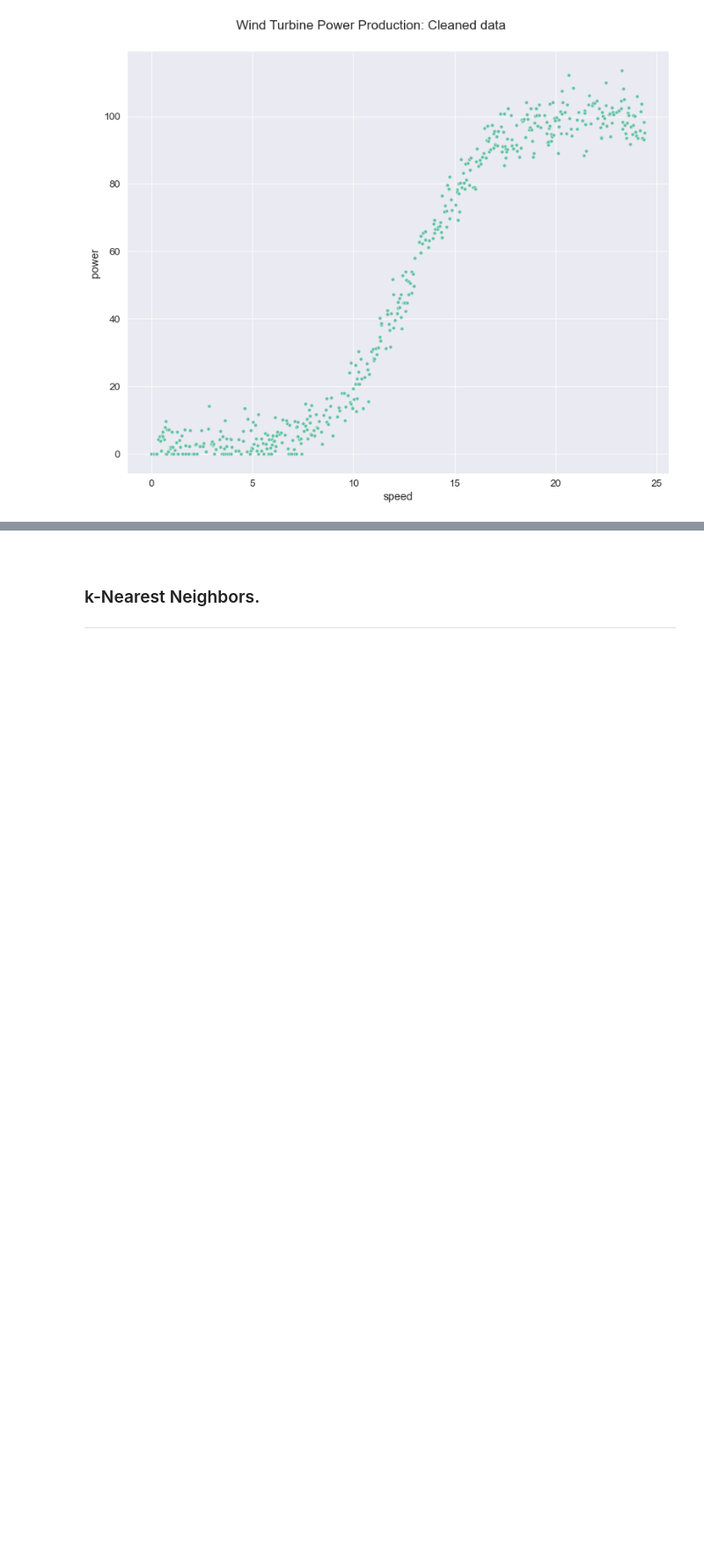
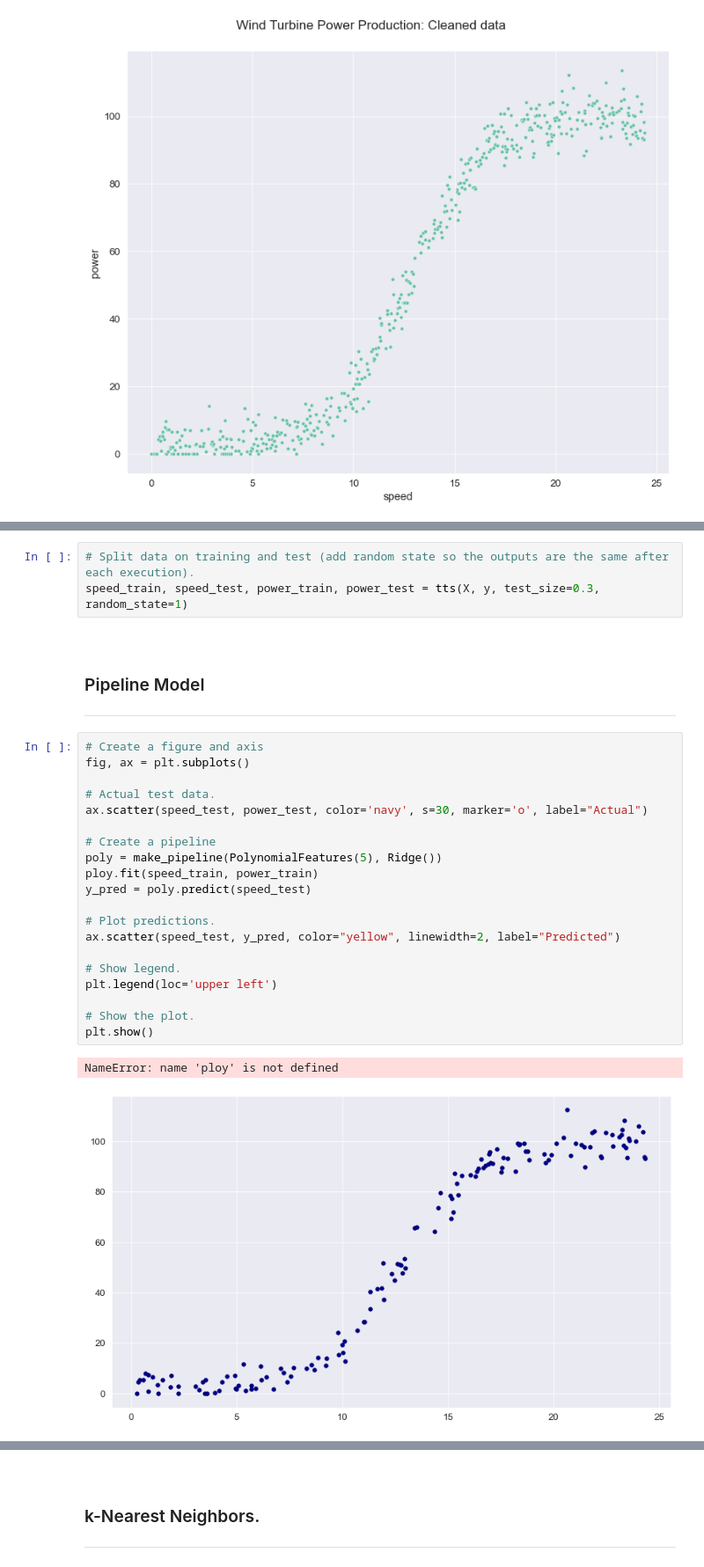
Before and after one commit to olgarozhdestvina/Machine-Learning-and-Statistics-Project, a Jupyter notebook: Power_production_model.ipynb, the cells around one changed output, grey strips where cells are left out. Shown at 88% size. Cells and saved outputs as stored; diff of their text form; blank space fills up the shorter version.

```diff
--- a/Power_production_model.ipynb
+++ b/Power_production_model.ipynb
@@ -148,0 +220,31 @@ plt.show()
+# %%
+# Split data on training and test (add random state so the outputs are the same after each execution).
+speed_train, speed_test, power_train, power_test = tts(X, y, test_size=0.3, random_state=1)
+# %% [markdown]
+<br>
+
+### Pipeline Model
+___
+# %%
+# Create a figure and axis
+fig, ax = plt.subplots()
+
+# Actual test data.
+ax.scatter(speed_test, power_test, color='navy', s=30, marker='o', label="Actual")
+
+# Create a pipeline
+poly = make_pipeline(PolynomialFeatures(5), Ridge())
+ploy.fit(speed_train, power_train)
+y_pred = poly.predict(speed_test)
+
+# Plot predictions.
+ax.scatter(speed_test, y_pred, color="yellow", linewidth=2, label="Predicted")
+
+# Show legend.
+plt.legend(loc='upper left')
+
+# Show the plot.
+plt.show()
+# %% [output]
+NameError: name 'ploy' is not defined
+[figure, added]
```
Also changed, not shown: parts of 22 cells of this notebook.
